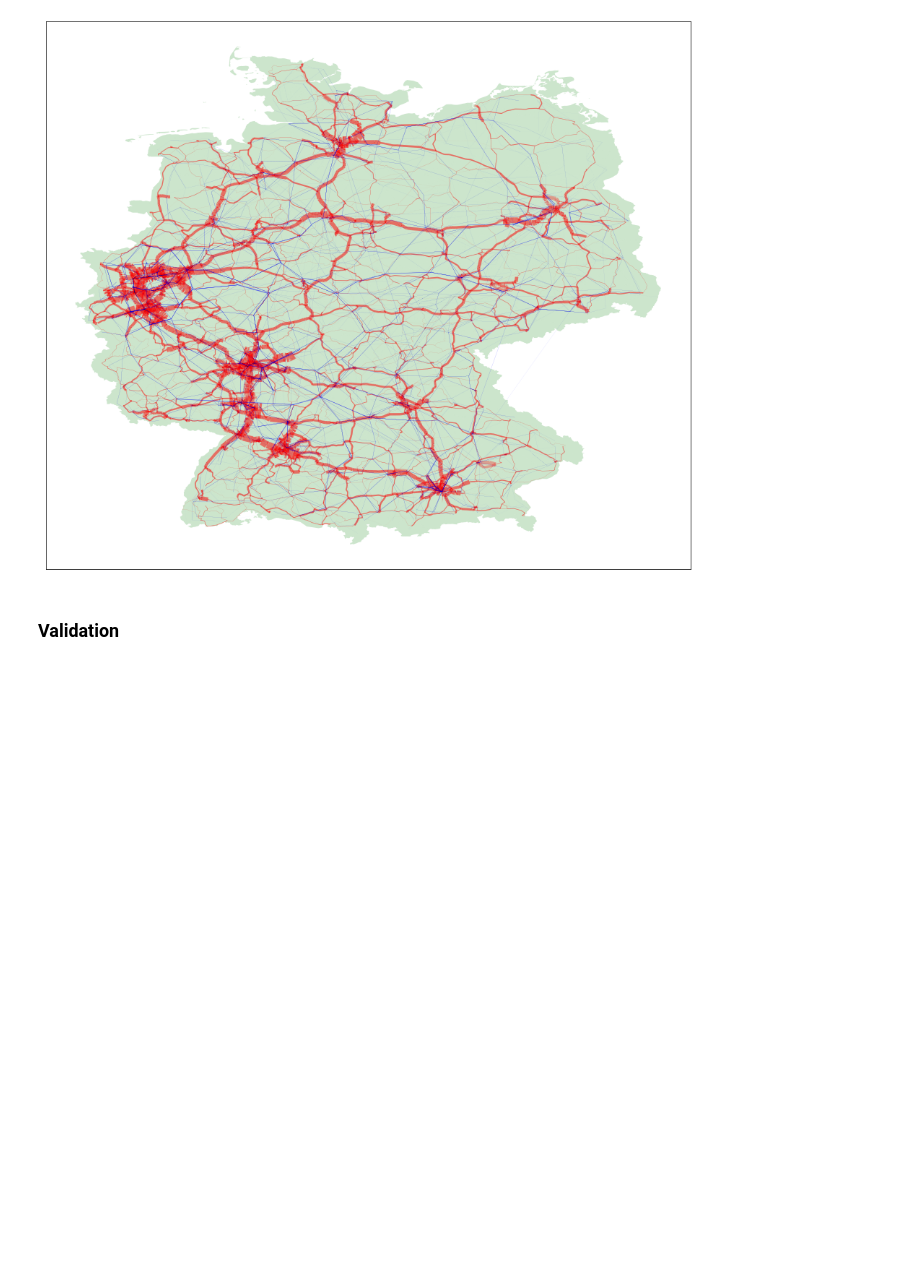
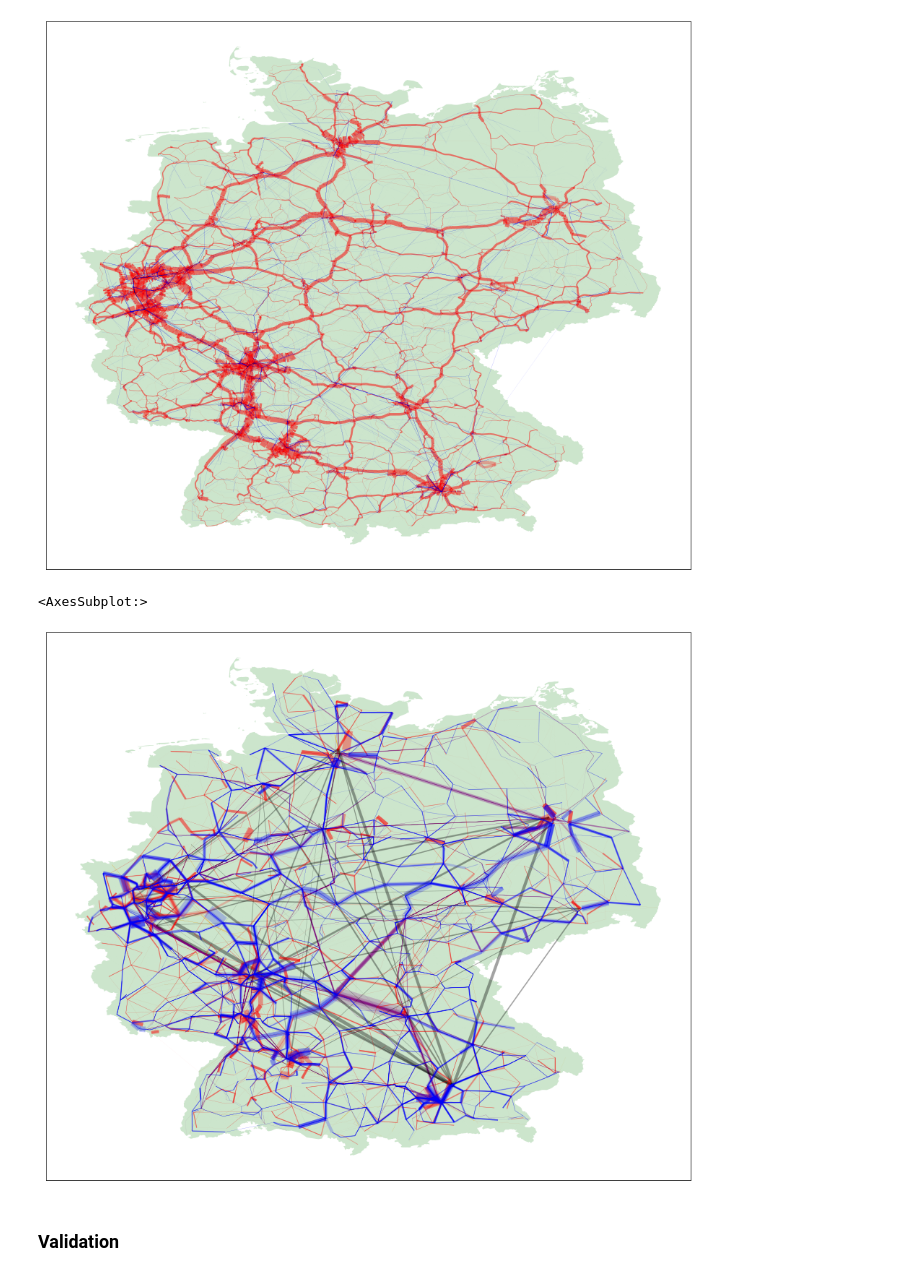
Before and after one commit to marlinarnz/quetzal_germany, a Jupyter notebook: notebooks/model_assignment.ipynb, the cells around one changed output. Saved outputs shown, nothing was run; the diff lists cells and outputs as text; code cells hidden in the pictures; blank space fills up the shorter version.

```diff
--- a/notebooks/model_assignment.ipynb
+++ b/notebooks/model_assignment.ipynb
@@ -128,6 +107,16 @@ sm.loaded_links.plot(alpha=.3, color='blue', linewidth=list(sm.loaded_links['loa
 # %% [output]
 <AxesSubplot:>
 [figure]
+# %%
+# Only PT
+colors = sm.loaded_links['route_type'].map(
+    {'rail_long': 'purple', 'rail_short': 'blue', 'bus': 'red', 'coach': 'orange', 'air': 'black'})
+sm.loaded_links.plot(alpha=.2, color=list(colors),
+    linewidth=list(sm.loaded_links['load']/sm.loaded_links['load'].max()*30),
+    ax=sm.plot('zones', alpha=.2, color='green', figsize=(16,16)))
+# %% [output]
+<AxesSubplot:>
+[figure, added]
 # %% [markdown]
 ### Validation
 # %%
```
Also changed, not shown: parts of 24 cells of this notebook, 9 other files.
